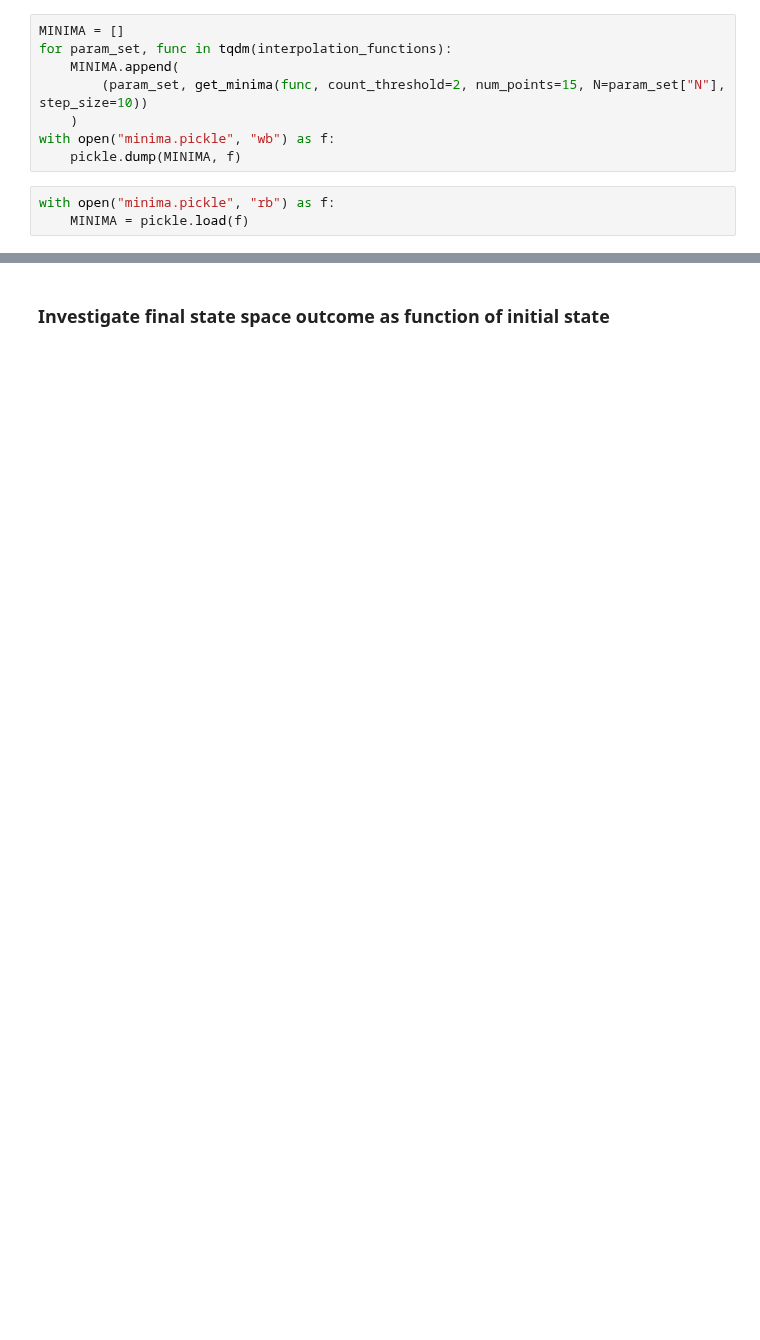
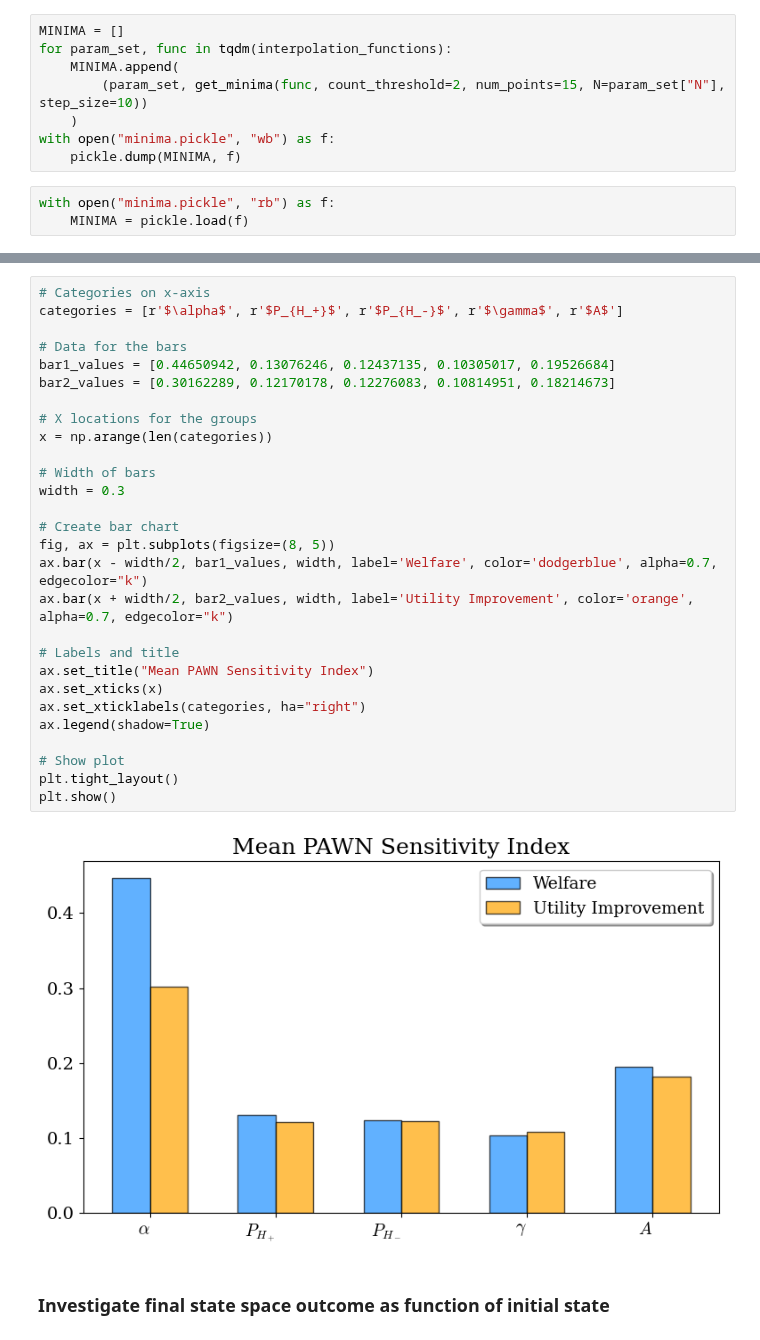
Before and after one commit to charlesaugdupont/cognitive-biases-endogenous-volatility, a Jupyter notebook: SensitivityAnalysis.ipynb, the cells around one changed output, grey strips where cells are left out. Cells and saved outputs as stored; diff of their text form; blank space fills up the shorter version.

```diff
--- a/SensitivityAnalysis.ipynb
+++ b/SensitivityAnalysis.ipynb
@@ -246,3 +354,33 @@ with open("MFPT_results.pickle", "wb") as f:
+# %%
+# Categories on x-axis
+categories = [r'$\alpha$', r'$P_{H_+}$', r'$P_{H_-}$', r'$\gamma$', r'$A$']
+
+# Data for the bars
+bar1_values = [0.44650942, 0.13076246, 0.12437135, 0.10305017, 0.19526684]
+bar2_values = [0.30162289, 0.12170178, 0.12276083, 0.10814951, 0.18214673]
+
+# X locations for the groups
+x = np.arange(len(categories))
+
+# Width of bars
+width = 0.3
+
+# Create bar chart
+fig, ax = plt.subplots(figsize=(8, 5))
+ax.bar(x - width/2, bar1_values, width, label='Welfare', color='dodgerblue', alpha=0.7, edgecolor="k")
+ax.bar(x + width/2, bar2_values, width, label='Utility Improvement', color='orange', alpha=0.7, edgecolor="k")
+
+# Labels and title
+ax.set_title("Mean PAWN Sensitivity Index")
+ax.set_xticks(x)
+ax.set_xticklabels(categories, ha="right")
+ax.legend(shadow=True)
+
+# Show plot
+plt.tight_layout()
+plt.show()
+# %% [output]
+[figure, added]
 # %% [markdown]
 ### Investigate final state space outcome as function of initial state
 # %%
```
Also changed, not shown: parts of 13 cells of this notebook.
